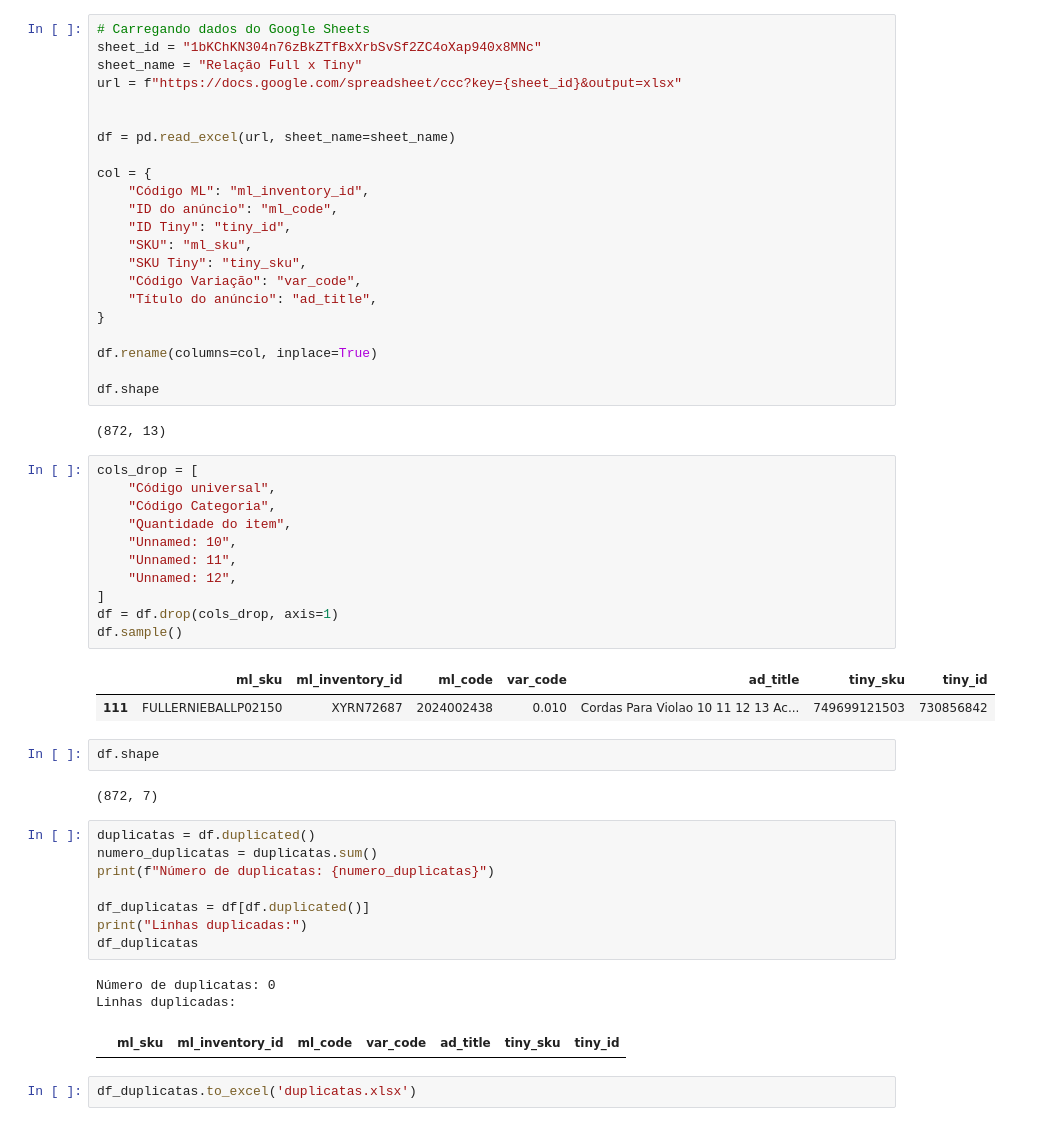
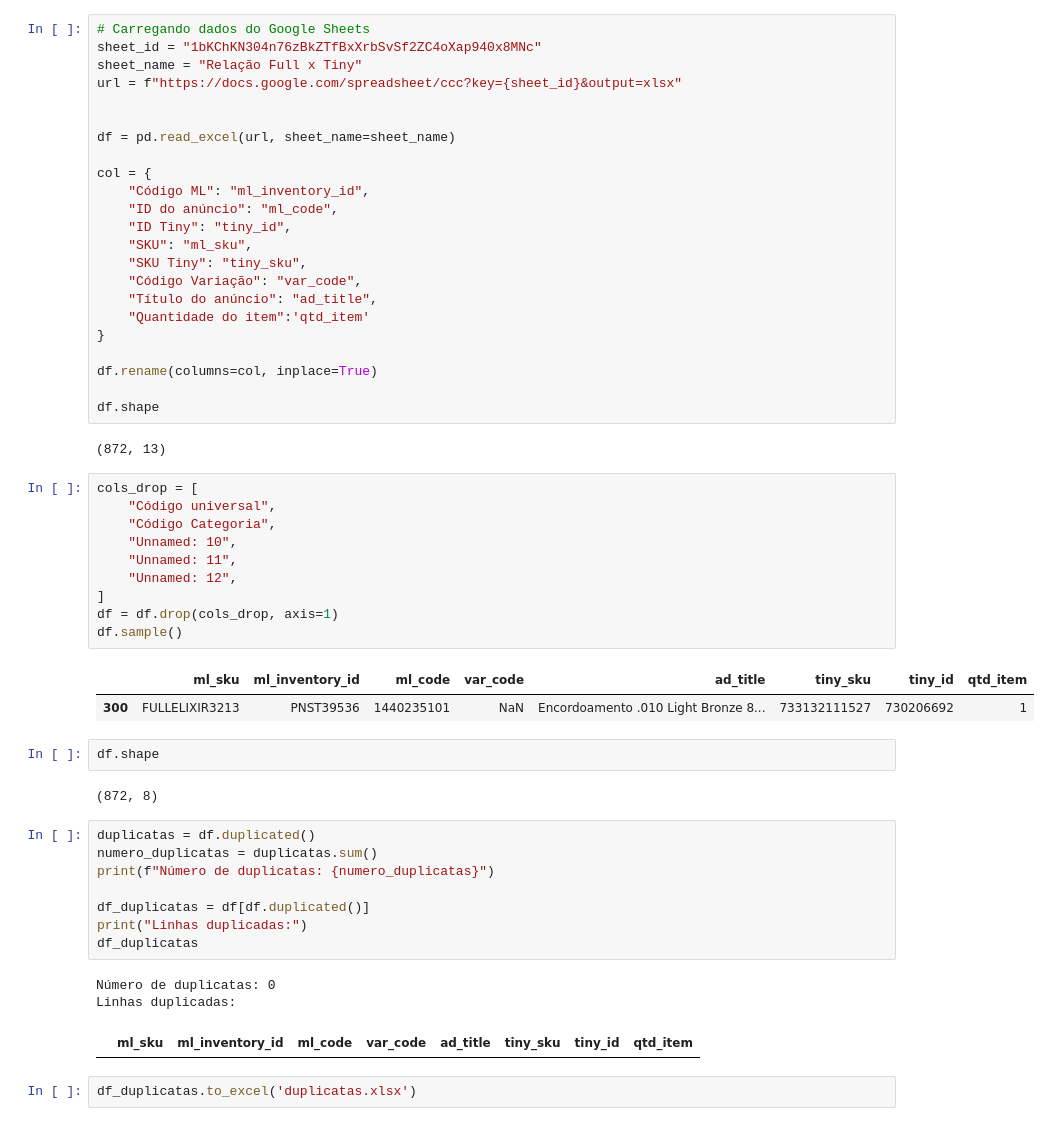
Before and after one commit to lpcoutinho/mcenter_streamlit, a Jupyter notebook: Notebooks/taleba_ful_tiny.ipynb, the cells around one changed output. Cells and saved outputs as stored; diff of their text form.

```diff
--- a/Notebooks/taleba_ful_tiny.ipynb
+++ b/Notebooks/taleba_ful_tiny.ipynb
@@ -41,6 +41,7 @@ col = {
     "SKU Tiny": "tiny_sku",
     "Código Variação": "var_code",
     "Título do anúncio": "ad_title",
+    "Quantidade do item":'qtd_item'
 }
 
 df.rename(columns=col, inplace=True)
@@ -51,21 +52,20 @@ df.shape
 # %%
 cols_drop = [
     "Código universal",
     "Código Categoria",
-    "Quantidade do item",
     "Unnamed: 10",
     "Unnamed: 11",
     "Unnamed: 12",
 ]
 df = df.drop(cols_drop, axis=1)
 df.sample()
 # %% [output]
-|  | ml_sku | ml_inventory_id | ml_code | var_code | ad_title | tiny_sku | tiny_id |
-| 111 | FULLERNIEBALLP02150 | XYRN72687 | 2024002438 | 0.010 | Cordas Para Violao 10 11 12 13 Ac... | 749699121503 | 730856842 |
+|  | ml_sku | ml_inventory_id | ml_code | var_code | ad_title | tiny_sku | tiny_id | qtd_item |
+| 300 | FULLELIXIR3213 | PNST39536 | 1440235101 | NaN | Encordoamento .010 Light Bronze 8... | 733132111527 | 730206692 | 1 |
 # %%
 df.shape
 # %% [output]
-(872, 7)
+(872, 8)
 # %%
 duplicatas = df.duplicated()
 numero_duplicatas = duplicatas.sum()
@@ -77,7 +77,7 @@ df_duplicatas
 # %% [output]
 Número de duplicatas: 0
 Linhas duplicadas:
-|  | ml_sku | ml_inventory_id | ml_code | var_code | ad_title | tiny_sku | tiny_id |
+|  | ml_sku | ml_inventory_id | ml_code | var_code | ad_title | tiny_sku | tiny_id | qtd_item |
 # %%
 df_duplicatas.to_excel('duplicatas.xlsx')
 # %%
```
Also changed, not shown: parts of 5 cells of this notebook, 10 other files.
